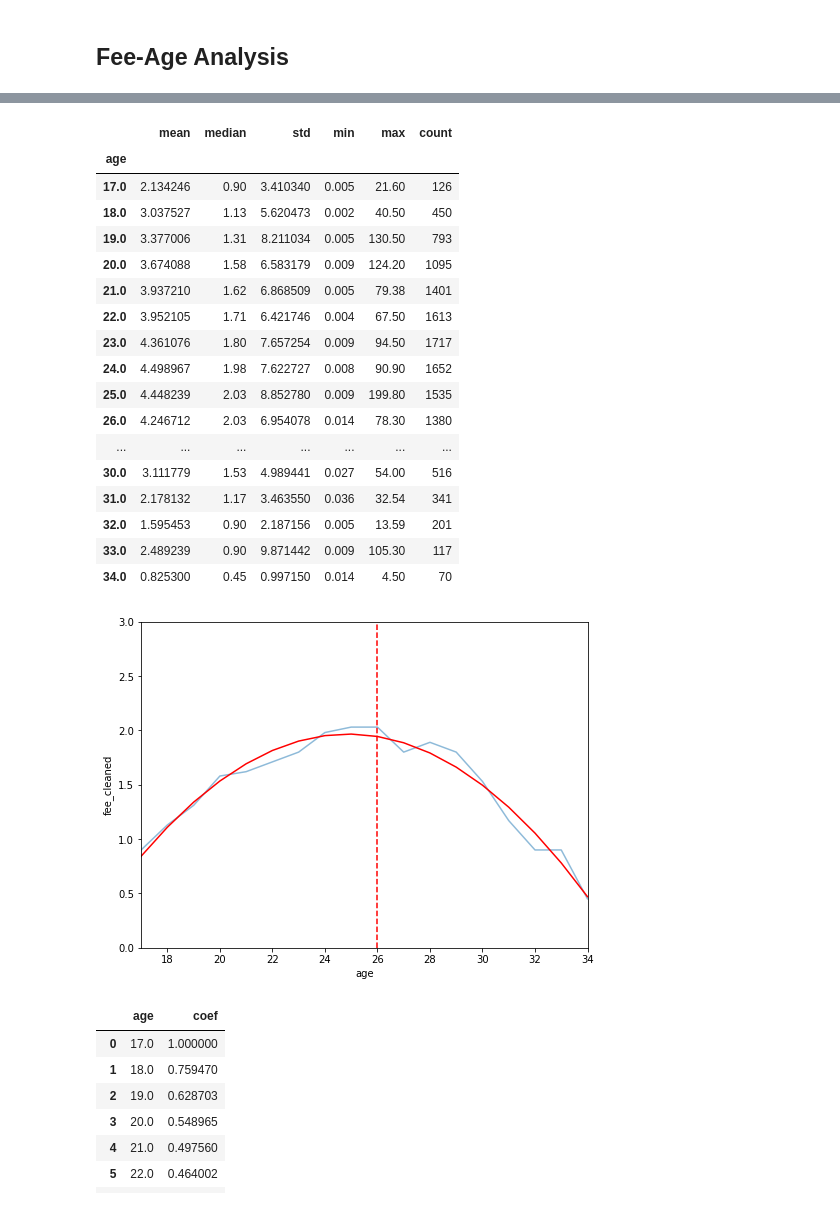
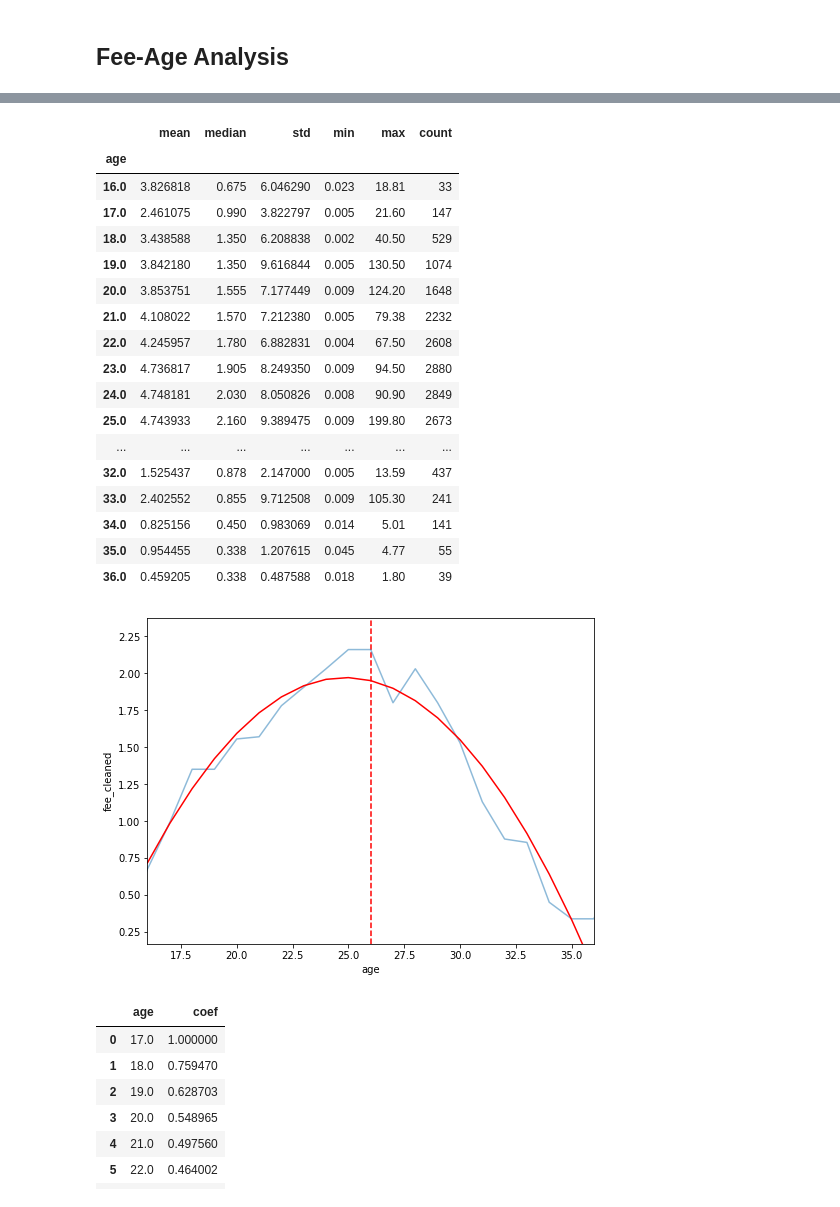
Before and after one commit to willit031794/net-analytics-ftp, a Jupyter notebook: scripts/analysis.ipynb, the cells around one changed output, grey strips where cells are left out. Cells and saved outputs as stored; diff of their text form; code cells hidden in the pictures.

```diff
--- a/scripts/analysis.ipynb
+++ b/scripts/analysis.ipynb
@@ -40,7 +57,7 @@ Workflow:
 # %% [markdown]
 ## Fee-Age Analysis
 # %%
-fee_age = perf_eval_df[perf_eval_df['transfer_movement'] == 'in'][['age', 'fee_cleaned']]
+fee_age = perf_eval_df[['age', 'fee_cleaned']]
 fee_age
 # %% [output]
 |  | age | fee_cleaned |
@@ -104,55 +97,55 @@ desc_stat
 # %% [output]
 |  | mean | median | std | min | max | count |
 | age |  |  |  |  |  |  |
-| 17.0 | 2.134246 | 0.90 | 3.410340 | 0.005 | 21.60 | 126 |
-| 18.0 | 3.037527 | 1.13 | 5.620473 | 0.002 | 40.50 | 450 |
-| 19.0 | 3.377006 | 1.31 | 8.211034 | 0.005 | 130.50 | 793 |
-| 20.0 | 3.674088 | 1.58 | 6.583179 | 0.009 | 124.20 | 1095 |
-| 21.0 | 3.937210 | 1.62 | 6.868509 | 0.005 | 79.38 | 1401 |
-| 22.0 | 3.952105 | 1.71 | 6.421746 | 0.004 | 67.50 | 1613 |
-| 23.0 | 4.361076 | 1.80 | 7.657254 | 0.009 | 94.50 | 1717 |
-| 24.0 | 4.498967 | 1.98 | 7.622727 | 0.008 | 90.90 | 1652 |
-| 25.0 | 4.448239 | 2.03 | 8.852780 | 0.009 | 199.80 | 1535 |
-| 26.0 | 4.246712 | 2.03 | 6.954078 | 0.014 | 78.30 | 1380 |
+| 16.0 | 3.826818 | 0.675 | 6.046290 | 0.023 | 18.81 | 33 |
+| 17.0 | 2.461075 | 0.990 | 3.822797 | 0.005 | 21.60 | 147 |
+| 18.0 | 3.438588 | 1.350 | 6.208838 | 0.002 | 40.50 | 529 |
+| 19.0 | 3.842180 | 1.350 | 9.616844 | 0.005 | 130.50 | 1074 |
+| 20.0 | 3.853751 | 1.555 | 7.177449 | 0.009 | 124.20 | 1648 |
+| 21.0 | 4.108022 | 1.570 | 7.212380 | 0.005 | 79.38 | 2232 |
+| 22.0 | 4.245957 | 1.780 | 6.882831 | 0.004 | 67.50 | 2608 |
+| 23.0 | 4.736817 | 1.905 | 8.249350 | 0.009 | 94.50 | 2880 |
+| 24.0 | 4.748181 | 2.030 | 8.050826 | 0.008 | 90.90 | 2849 |
+| 25.0 | 4.743933 | 2.160 | 9.389475 | 0.009 | 199.80 | 2673 |
 | ... | ... | ... | ... | ... | ... | ... |
-| 30.0 | 3.111779 | 1.53 | 4.989441 | 0.027 | 54.00 | 516 |
-| 31.0 | 2.178132 | 1.17 | 3.463550 | 0.036 | 32.54 | 341 |
-| 32.0 | 1.595453 | 0.90 | 2.187156 | 0.005 | 13.59 | 201 |
-| 33.0 | 2.489239 | 0.90 | 9.871442 | 0.009 | 105.30 | 117 |
-| 34.0 | 0.825300 | 0.45 | 0.997150 | 0.014 | 4.50 | 70 |
+| 32.0 | 1.525437 | 0.878 | 2.147000 | 0.005 | 13.59 | 437 |
+| 33.0 | 2.402552 | 0.855 | 9.712508 | 0.009 | 105.30 | 241 |
+| 34.0 | 0.825156 | 0.450 | 0.983069 | 0.014 | 5.01 | 141 |
+| 35.0 | 0.954455 | 0.338 | 1.207615 | 0.045 | 4.77 | 55 |
+| 36.0 | 0.459205 | 0.338 | 0.487588 | 0.018 | 1.80 | 39 |
 # %%
 # visualize
 fig, ax = plt.subplots(figsize = (8, 6))
 
 sns.lineplot(data = fee_age, x = 'age', y = 'fee_cleaned', estimator= np.median, ci = None, alpha = 0.5)
 
 xlim = (desc_stat.index[0], desc_stat.index[-1])
-ylim = (0, 3)
+ylim = (min(desc_stat['median']*0.5), max(desc_stat['median'])*1.1)
 
 # fit polynomial to smoothen the trend (for adjustment coefficient)
 x = list(desc_stat['median'].index)
 y = list(desc_stat['median'])
 
 # smoothen the liner
 fit = np.polyfit(x, y, deg = 2)
 poly1d = np.poly1d(fit)
 
 # add adjustment line
 plt.plot(x, poly1d(x), '-', c = 'red')
 
 # get the turning point (slope < 0)
 idx = [idx for idx,val in enumerate(np.diff(poly1d(x))) if val < 0][0 + 1]
 
 # add vertical line at the turning point
 plt.vlines(x = x[idx], ymin = ylim[0], ymax = ylim[1],
            colors = 'red', linestyles = 'dashed')
 
 ax.set_xlim(xlim)
 ax.set_ylim(ylim)
 
 plt.show()
 # %% [output]
-[figure, old version]
+[figure, new version]
 # %%
 # develop adjustment coefficient
 fitted_value = poly1d(x)
```
Also changed, not shown: parts of 27 cells of this notebook, 16 other files.
